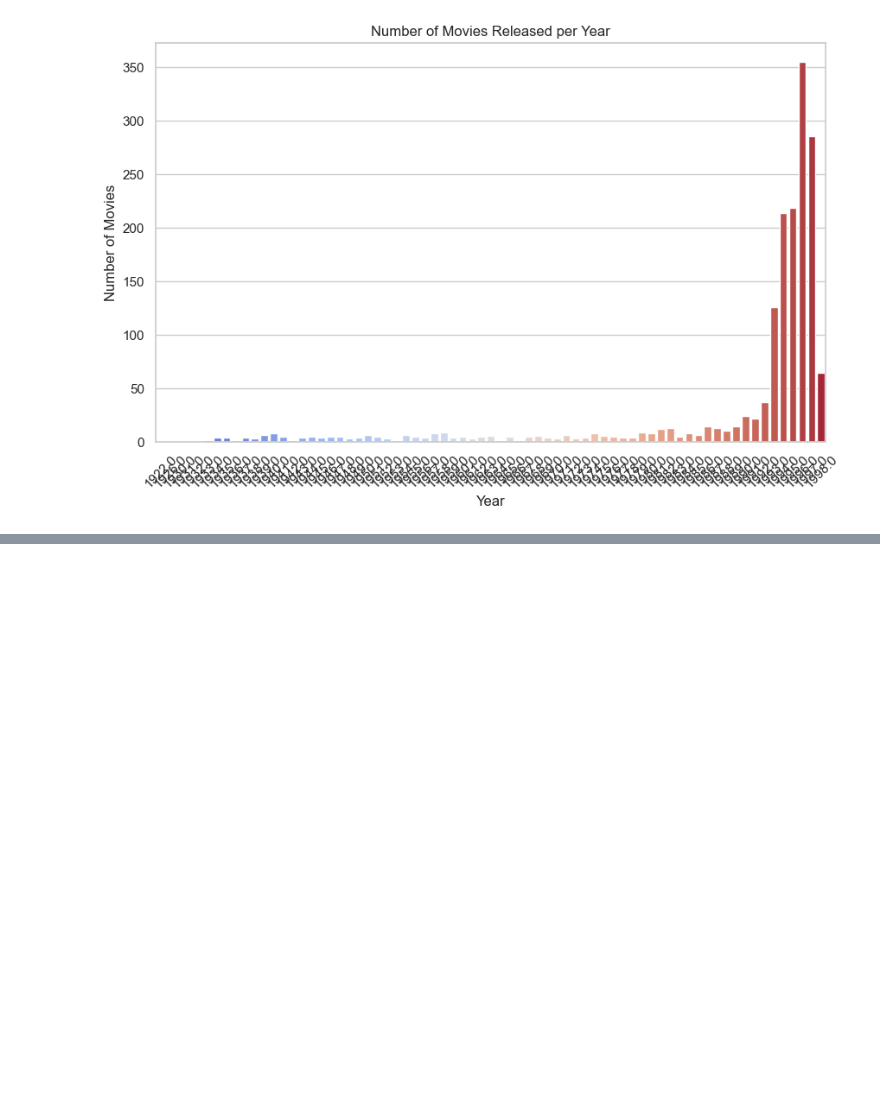
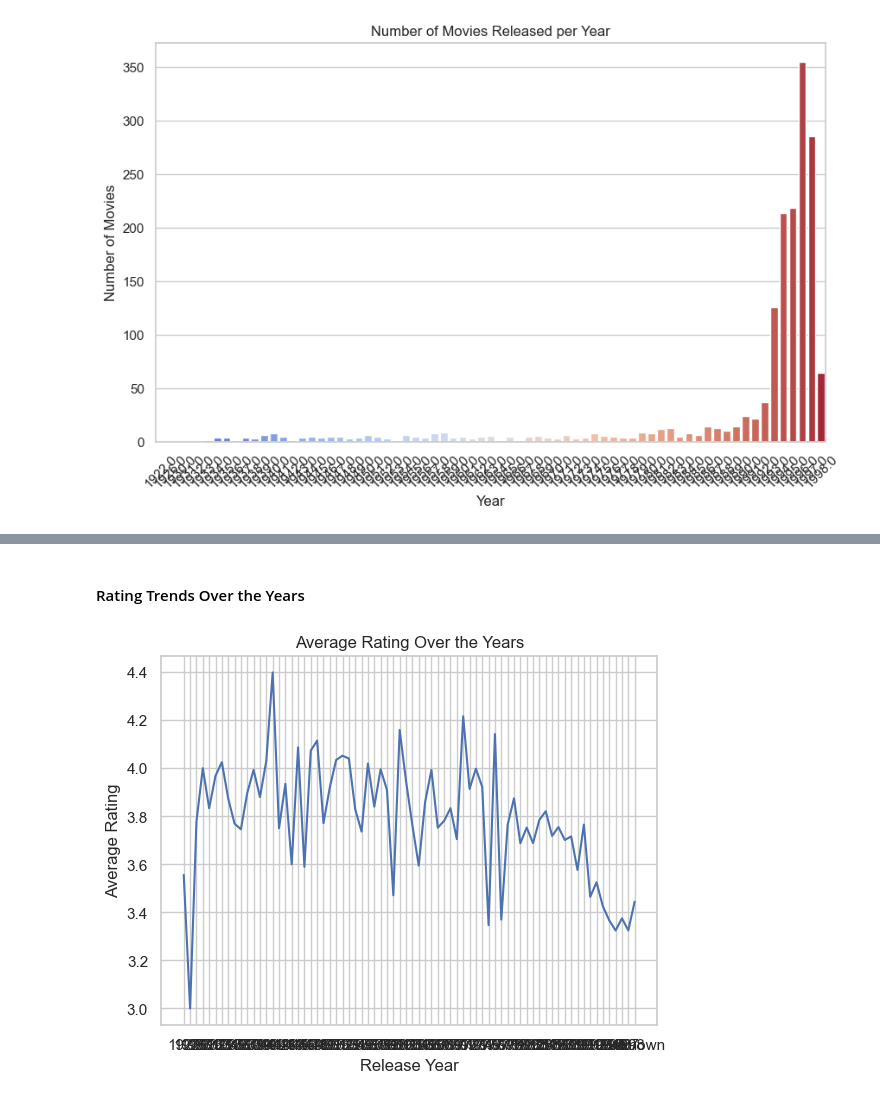
Before and after one commit to DinethRubeh/movielens100k-tfrs-recsys, a Jupyter notebook: notebooks/1_eda.ipynb, the cells around one changed output, grey strips where cells are left out. Saved outputs shown, nothing was run; the diff lists cells and outputs as text; code cells hidden in the pictures; blank space fills up the shorter version.

```diff
--- a/notebooks/1_eda.ipynb
+++ b/notebooks/1_eda.ipynb
@@ -212,0 +445,11 @@ Passing `palette` without assigning `hue` is deprecated and will be removed in v
+# %% [markdown]
+#### Rating Trends Over the Years
+# %%
+yearly_rating = ratings_df.groupby('year')['rating'].mean().reset_index()
+sns.lineplot(data=yearly_rating, x='year', y='rating')
+plt.title("Average Rating Over the Years")
+plt.xlabel("Release Year")
+plt.ylabel("Average Rating")
+plt.show()
+# %% [output]
+[figure, added]
```
Also changed, not shown: parts of 33 cells of this notebook.
